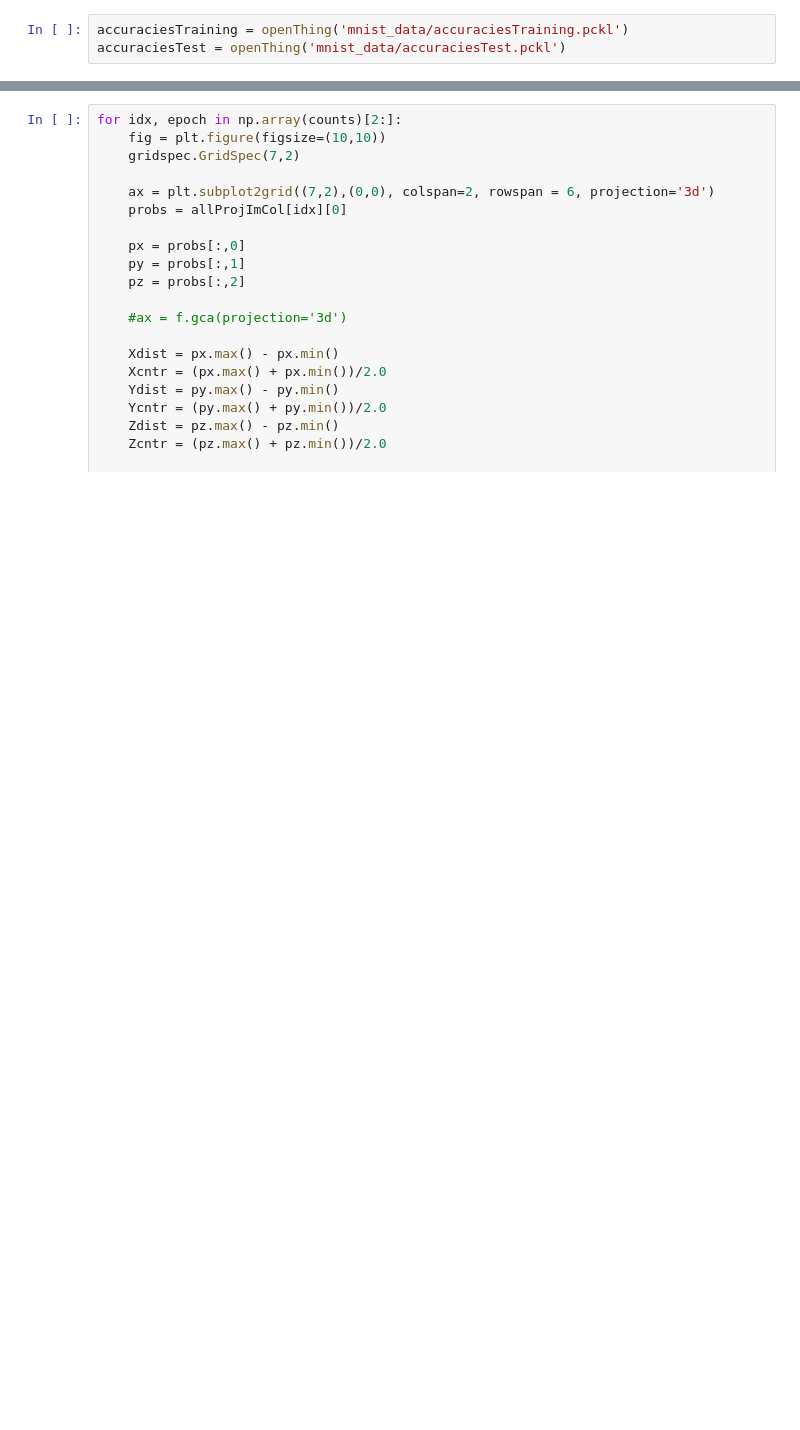
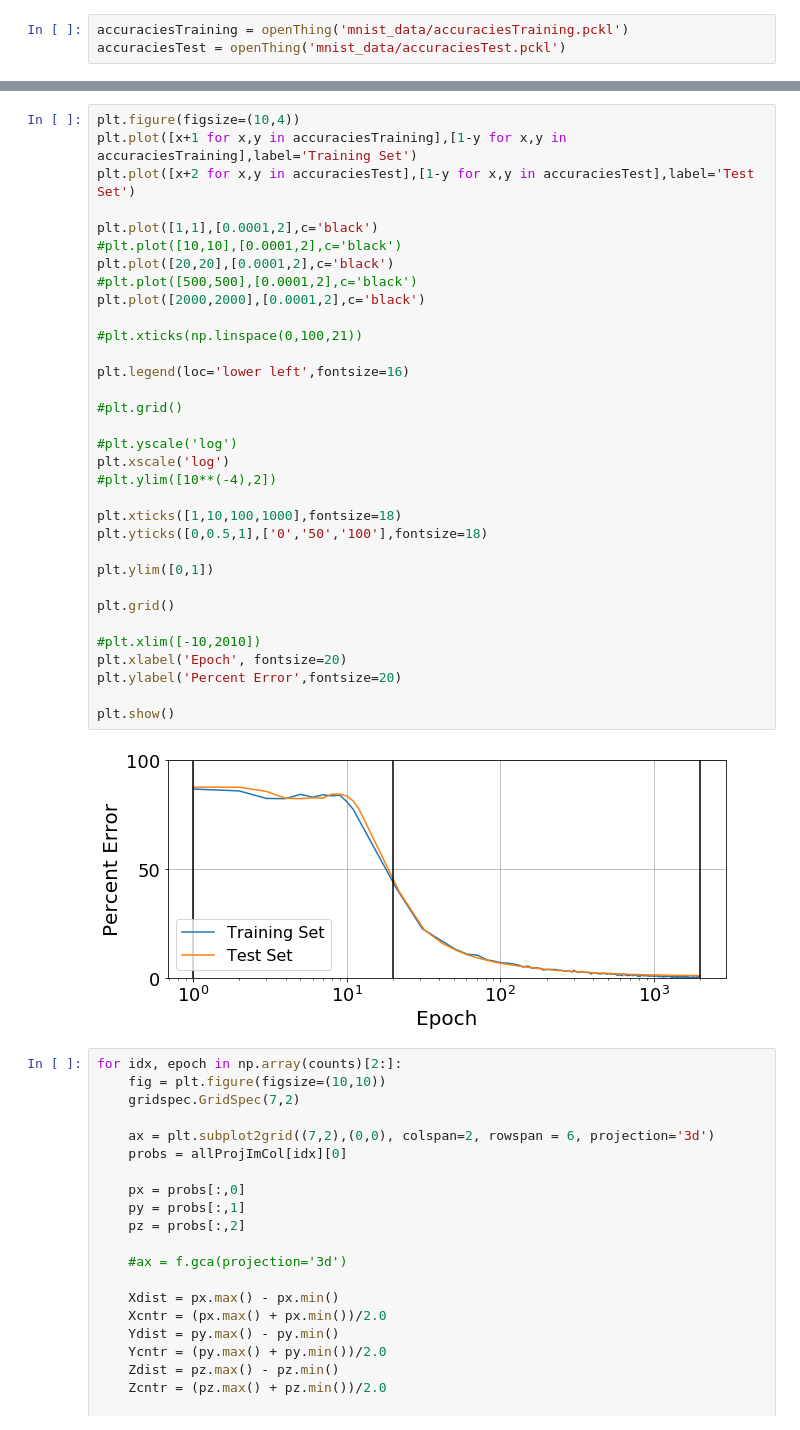
Before and after one commit to katnquinn/IntensiveEmbedding, a Jupyter notebook: all plots.ipynb, the cells around one changed output, grey strips where cells are left out. Cells and saved outputs as stored; diff of their text form; blank space fills up the shorter version.

```diff
--- a/all plots.ipynb
+++ b/all plots.ipynb
@@ -635,3 +635,38 @@ plt.show()
+# %%
+plt.figure(figsize=(10,4))
+plt.plot([x+1 for x,y in accuraciesTraining],[1-y for x,y in accuraciesTraining],label='Training Set')
+plt.plot([x+2 for x,y in accuraciesTest],[1-y for x,y in accuraciesTest],label='Test Set')
+
+plt.plot([1,1],[0.0001,2],c='black')
+#plt.plot([10,10],[0.0001,2],c='black')
+plt.plot([20,20],[0.0001,2],c='black')
+#plt.plot([500,500],[0.0001,2],c='black')
+plt.plot([2000,2000],[0.0001,2],c='black')
+
+#plt.xticks(np.linspace(0,100,21))
+
+plt.legend(loc='lower left',fontsize=16)
+
+#plt.grid()
+
+#plt.yscale('log')
+plt.xscale('log')
+#plt.ylim([10**(-4),2])
+
+plt.xticks([1,10,100,1000],fontsize=18)
+plt.yticks([0,0.5,1],['0','50','100'],fontsize=18)
+
+plt.ylim([0,1])
+
+plt.grid()
+
+#plt.xlim([-10,2010])
+plt.xlabel('Epoch', fontsize=20)
+plt.ylabel('Percent Error',fontsize=20)
+
+plt.show()
+# %% [output]
+[figure, added]
 # %%
 for idx, epoch in np.array(counts)[2:]:
     fig = plt.figure(figsize=(10,10))
```
Also changed, not shown: parts of 1 cell of this notebook.
